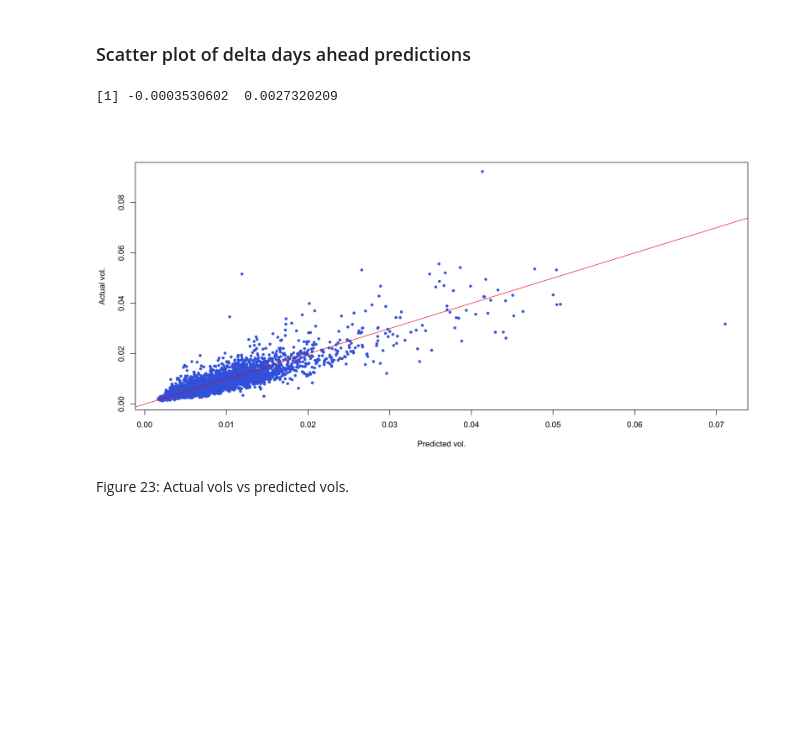
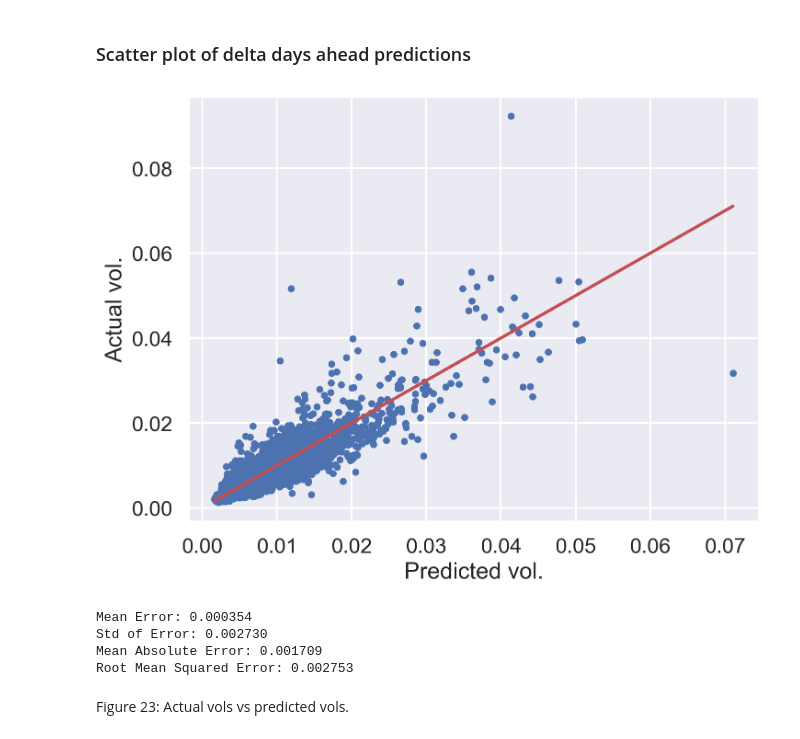
Before and after one commit to fbourgey/RoughVolatilityWorkshop, a Jupyter notebook: QM2024_1_Econometrics.ipynb, the cells around one changed output. Cells and saved outputs as stored; diff of their text form; code cells hidden in the pictures; blank space fills up the shorter version.

Commit message:
add vol pred

```diff
--- a/QM2024_1_Econometrics.ipynb
+++ b/QM2024_1_Econometrics.ipynb
@@ -1142,3 +1131,14 @@ rv.forecast.XTS <- function(rvdata, h, date, nLags, delta, nu) {
+# %%
+def realized_var_forecast(idx, realized_var, h, n_lags, delta, nu):
+    gam = 0.5 - h
+    s_star = gam ** (1.0 / (1.0 - gam))
+    j = np.arange(n_lags + 1, dtype=float)
+    cf = 1.0 / ((j + 0.5 + delta) * (j + 0.5) ** (h + 0.5))
+    cf[0] = 1.0 / ((s_star + delta) * s_star ** (h + 0.5))
+    log_rv = np.log(realized_var[idx : idx + n_lags + 1])[::-1]
+    expect_log_v = np.sum(log_rv * cf) / np.sum(cf)
+    forecast = np.exp(expect_log_v + 2.0 * c_tilde(h) * nu**2 * delta ** (2.0 * h))
+    return forecast
 # %% [markdown]
 ### SPX actual vs forecast variance
 # %% [markdown]
@@ -1163,3 +1149,8 @@ var.forecast.spx <- function(h, nu) {
+# %%
+delta = 1
+n_lags = 200
+h = 0.166
+nu = 0.3022089
 # %% [markdown]
 - From experiment, we found that around 200 lags works best.
 # %% [markdown]
@@ -1175,12 +1158,47 @@ vol.actual <- sqrt(as.numeric(rv.actual))
-# %%
-c(mean(vol.actual - vol.predict), sd(vol.actual - vol.predict))
-# %% [output]
-[1] -0.0003530602  0.0027320209
-# %%
-plot(vol.predict, vol.actual, col=bl, pch=20, ylab="Actual vol.", xlab="Predicted vol.")
-abline(coef=c(0, 1), col=rd)
-# %% [output]
-[figure, removed]
+# %%
+spx_realized_var = df_spx["rv"].to_numpy()
+n_tot = len(spx_realized_var) - (n_lags + 1)
+
+vol_pred = np.array(
+    [
+        realized_var_forecast(
+            idx=idx,
+            realized_var=spx_realized_var,
+            h=h,
+            n_lags=n_lags,
+            delta=delta,
+            nu=nu,
+        )
+        ** 0.5
+        for idx in range(n_tot)
+    ]
+)
+# %%
+vol_actual = spx_realized_vol[n_lags + 1 :]
+# %%
+fig, ax = plt.subplots()
+ax.plot(vol_pred, vol_actual, ".b")
+ax.plot(vol_pred, vol_pred, "-r")
+ax.set_xlabel("Predicted vol.")
+ax.set_ylabel("Actual vol.")
+plt.show()
+# %% [output]
+[figure, added]
+# %%
+mae = np.mean(np.abs(vol_pred - vol_actual))
+rmse = np.sqrt(np.mean((vol_pred - vol_actual) ** 2))
+mean_error = np.mean(vol_pred - vol_actual)
+std_error = np.std(vol_pred - vol_actual)
+
+print(f"Mean Error: {mean_error:.6f}")
+print(f"Std of Error: {std_error:.6f}")
+print(f"Mean Absolute Error: {mae:.6f}")
+print(f"Root Mean Squared Error: {rmse:.6f}")
+# %% [output]
+Mean Error: 0.000354
+Std of Error: 0.002730
+Mean Absolute Error: 0.001709
+Root Mean Squared Error: 0.002753
 # %% [markdown]
 Figure 23: Actual vols vs predicted vols.
 # %% [markdown]
```
Also changed, not shown: parts of 18 cells of this notebook.
